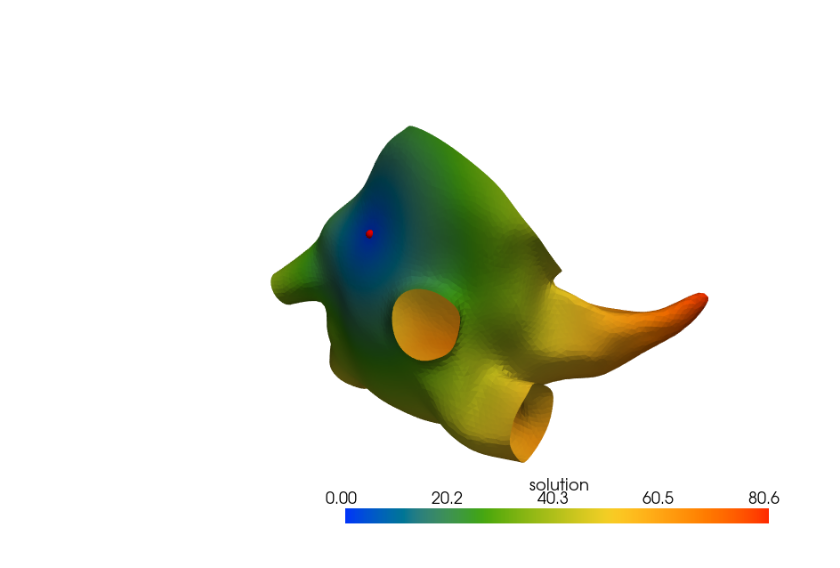
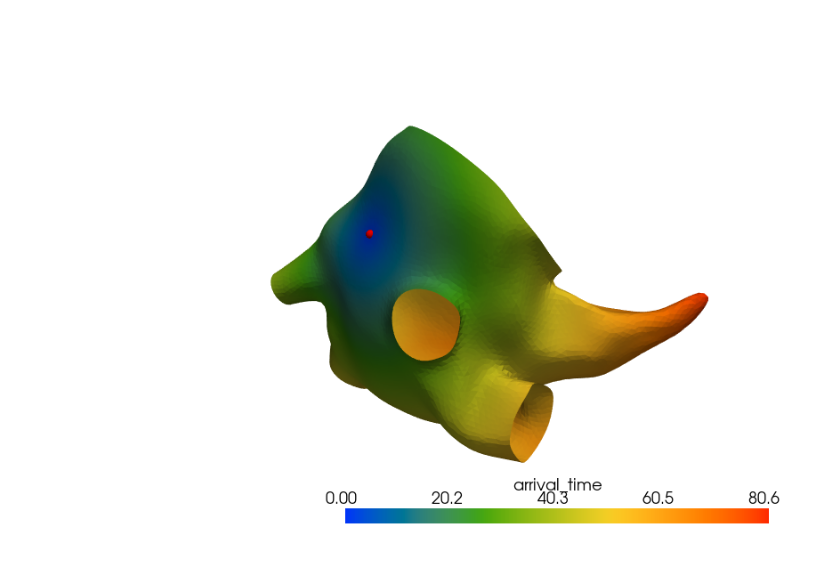
Before and after one commit to UQatKIT/Eikonax, a Jupyter notebook: examples/surface.ipynb, the cells around one changed output. Saved outputs shown, nothing was run; the diff lists cells and outputs as text; code cells hidden in the pictures.

```diff
--- a/examples/surface.ipynb
+++ b/examples/surface.ipynb
@@ -37,18 +37,18 @@ solution = eikonal_solver.run(tensor_field_instance)
 # %%
 camera_position = [
     (188.47637815695606, -98.0464167693063, -18.87996870464967),
     (5.789453506469723, -8.405534744262697, 10.9196138381958),
     (-0.19185964574715458, -0.6387160568447591, 0.745138695185305),
 ]
 pv_mesh = pv.PolyData.from_regular_faces(vertices, simplices)
-pv_mesh.point_data["solution"] = solution.values
+pv_mesh.point_data["arrival_time"] = solution.values
 plotter = pv.Plotter()
 plotter.add_mesh(
-    pv_mesh, scalars="solution", cmap="rainbow", show_edges=False, show_scalar_bar=True
+    pv_mesh, scalars="arrival_time", cmap="rainbow", show_edges=False, show_scalar_bar=True
 )
 plotter.add_points(
     vertices[initial_sites.inds[0]], color="red", point_size=10, render_points_as_spheres=True
 )
 plotter.show(window_size=[800, 600], cpos=camera_position)
 # %% [output]
-[figure, old version]
+[figure, new version]
```
Also changed, not shown: 2 other files.
